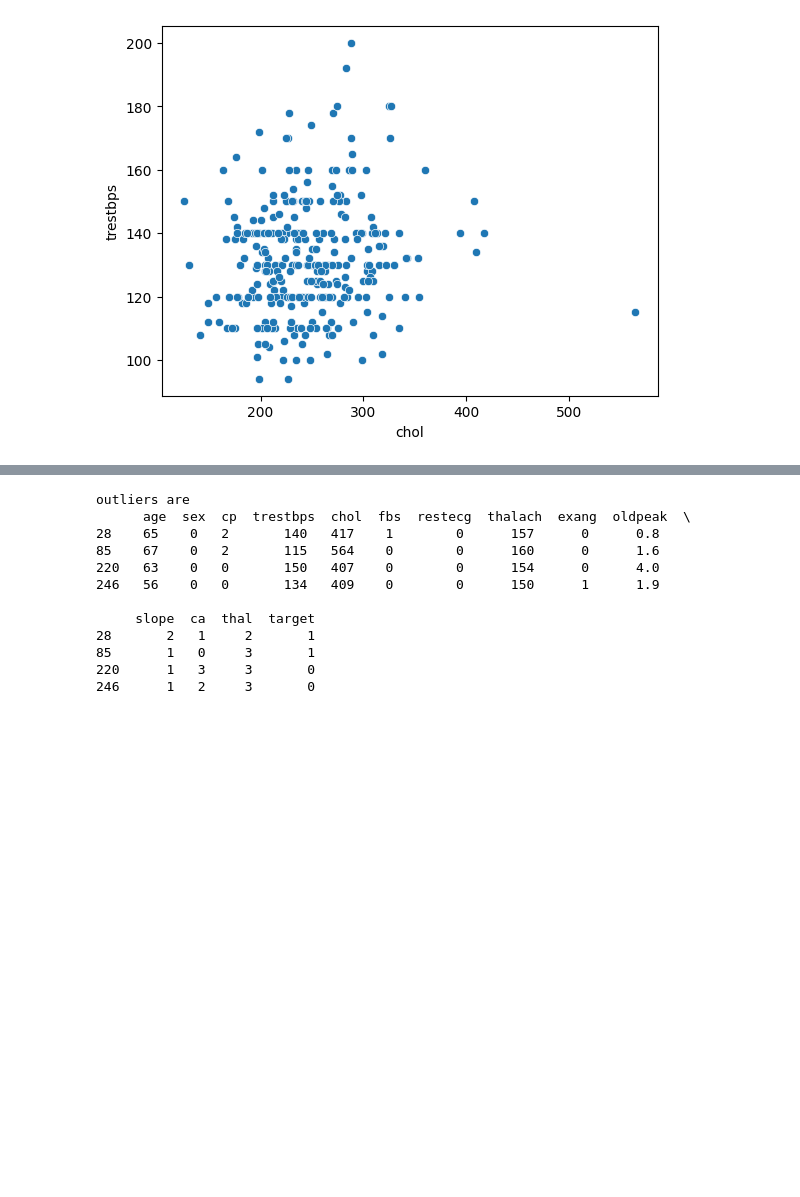
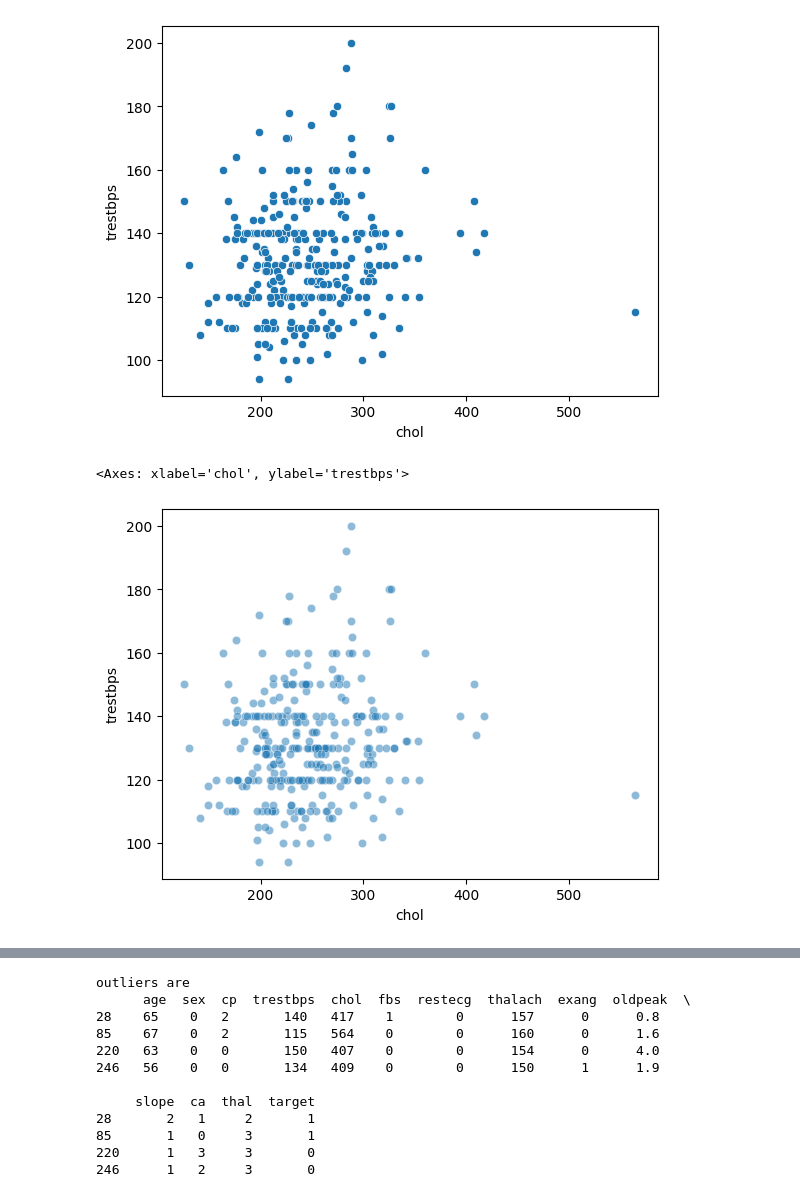
Before and after one commit to thanga-v2/Exploratory-Data-Analysis, a Jupyter notebook: visualization.ipynb, the cells around one changed output, grey strips where cells are left out. Cells and saved outputs as stored; diff of their text form; code cells hidden in the pictures; blank space fills up the shorter version.

Commit message:
understanding more about visualization

```diff
--- a/visualization.ipynb
+++ b/visualization.ipynb
@@ -285,3 +357,16 @@ sns.scatterplot(data=data,x='chol',y='trestbps')
 # %% [output]
 <Axes: xlabel='chol', ylabel='trestbps'>
 [figure]
+# %%
+
+
+# relationship between two continuos column
+
+# adding transperancy
+
+
+
+sns.scatterplot(data=data,x='chol',y='trestbps',alpha = 0.5)
+# %% [output]
+<Axes: xlabel='chol', ylabel='trestbps'>
+[figure, added]
```
Also changed, not shown: parts of 15 cells of this notebook, 1 other file.
